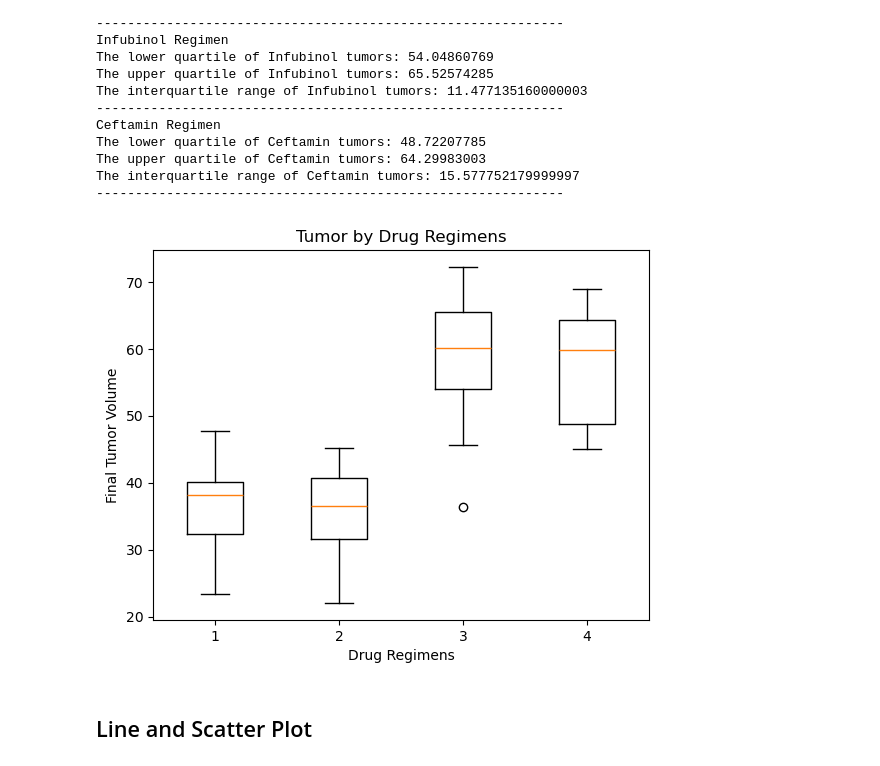
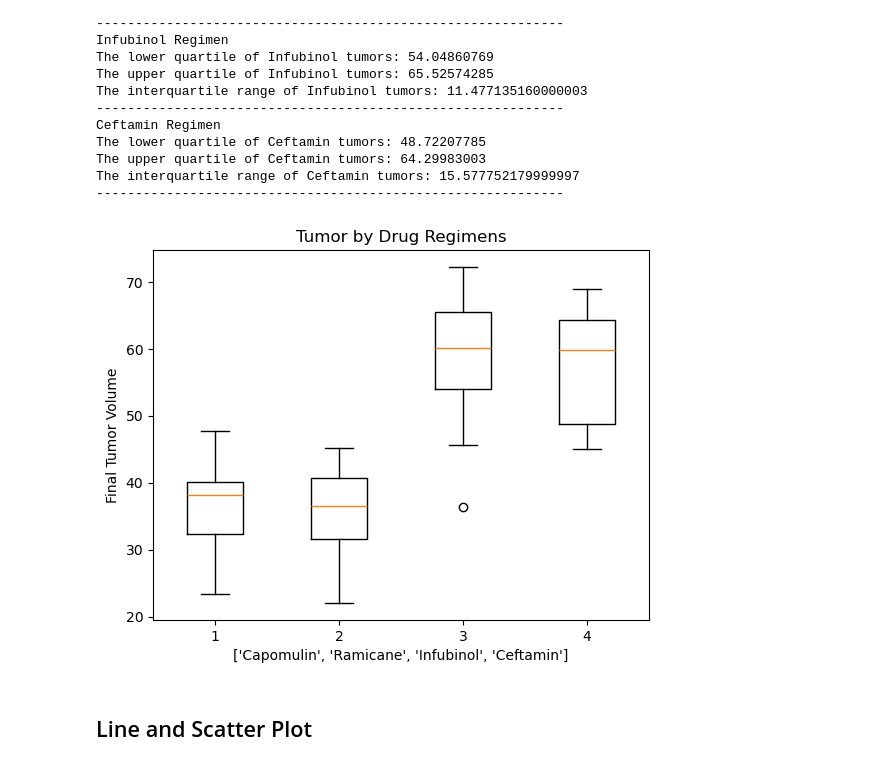
Before and after one commit to aparsley1/Matplotlib-challenge, a Jupyter notebook: Pymaceuticals Inc/Pymaceuticals.ipynb, the cells around one changed output. Cells and saved outputs as stored; diff of their text form; code cells hidden in the pictures.

```diff
--- a/Pymaceuticals Inc/Pymaceuticals.ipynb
+++ b/Pymaceuticals Inc/Pymaceuticals.ipynb
@@ -259,13 +261,13 @@ The interquartile range of Ceftamin tumors: 15.577752179999997
 # %%
 # Generate a box plot that shows the distrubution of the tumor volume for each treatment group.
 fig, ax = plt.subplots()
 ax.set_title("Tumor by Drug Regimens")
 ax.set_ylabel("Final Tumor Volume")
-ax.set_xlabel("Drug Regimens")
+ax.set_xlabel(treatments)
 ax.boxplot(tumor_vol)
 plt.show()
 # %% [output]
-[figure, old version]
+[figure, new version]
 # %% [markdown]
 ## Line and Scatter Plot
 # %%
```
Also changed, not shown: parts of 3 cells of this notebook.
